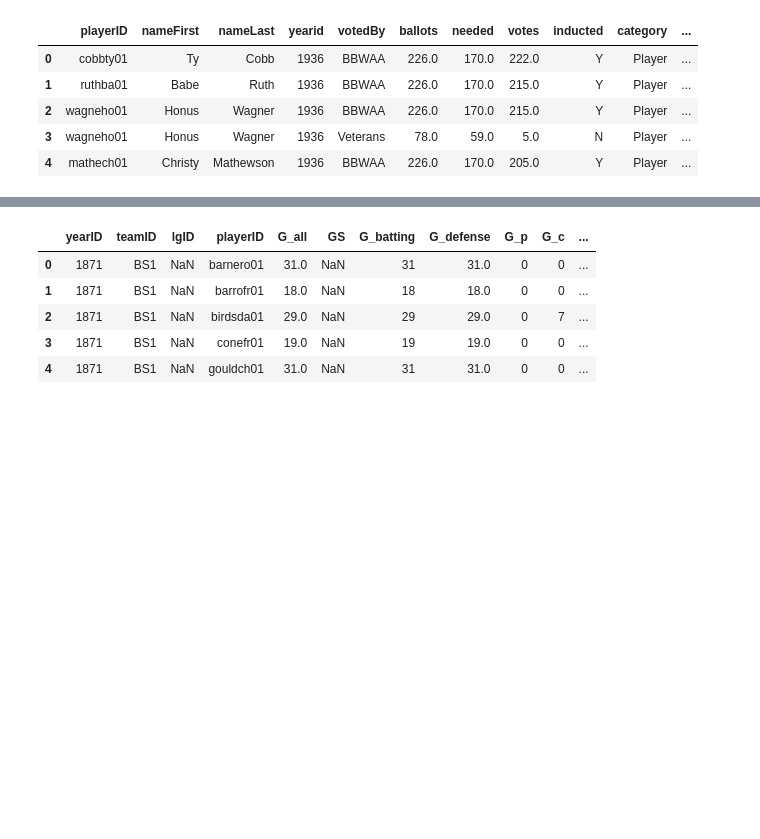
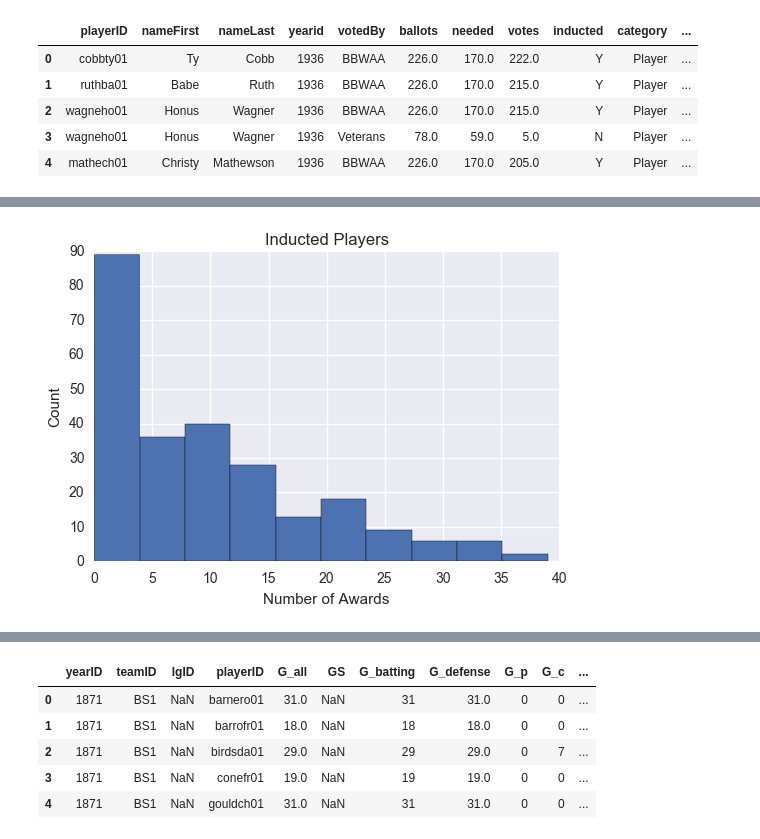
Before and after one commit to hueykwik/baseballhof, a Jupyter notebook: Hall of Fame Analysis.ipynb, the cells around one changed output, grey strips where cells are left out. Cells and saved outputs as stored; diff of their text form; code cells hidden in the pictures; blank space fills up the shorter version.

```diff
--- a/Hall of Fame Analysis.ipynb
+++ b/Hall of Fame Analysis.ipynb
@@ -43,0 +109,10 @@ display(nominated_players.shape)
+# %%
+def plot_awards(df, title, bins=10):
+    ax = df['Awards'].hist(bins=bins)
+    ax.set_xlabel("Number of Awards")
+    ax.set_ylabel("Count")
+    ax.set_title(title)
+# %%
+plot_awards(nominated_players[nominated_players.inducted == 'Y'], 'Inducted Players')
+# %% [output]
+[figure, added]
```
Also changed, not shown: parts of 28 cells of this notebook.
